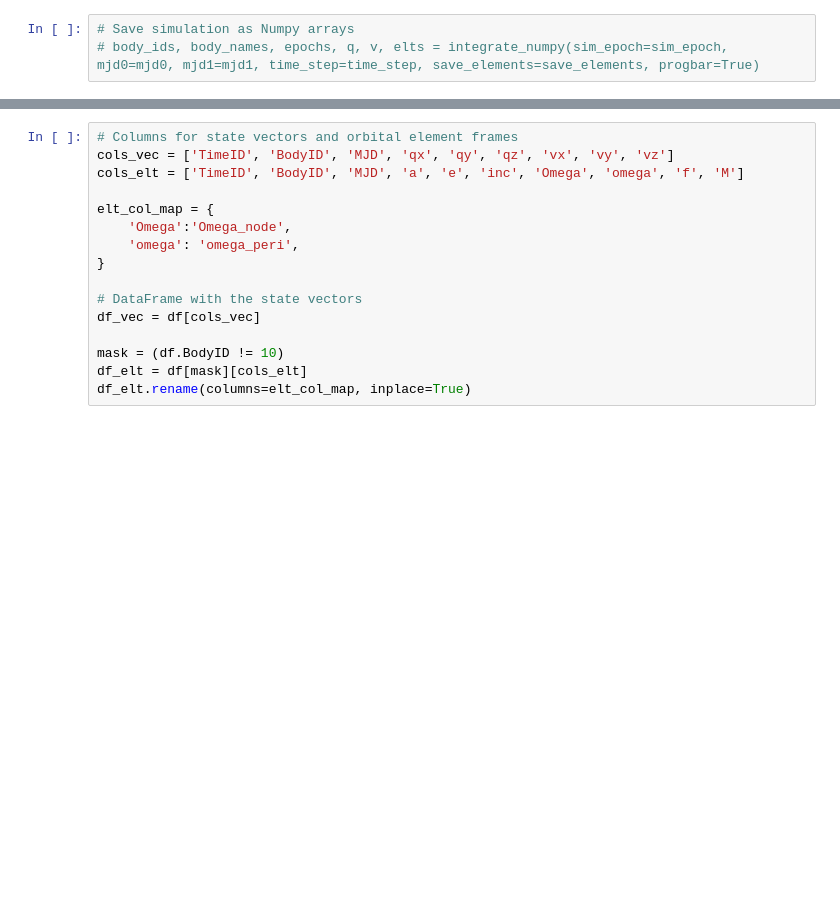
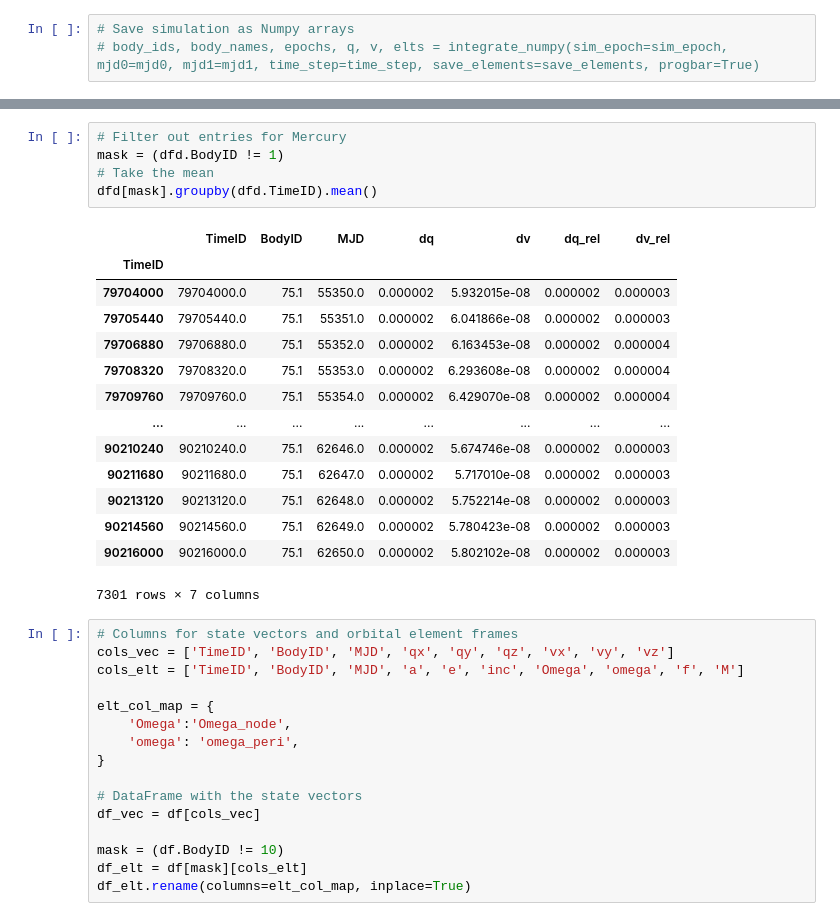
Before and after one commit to memanuel/kepler-sieve, a Jupyter notebook: jupyter/planets_integrate.ipynb, the cells around one changed output, grey strips where cells are left out. Drawn from its saved outputs; the diff is of its cells as text; blank space fills up the shorter version.

```diff
--- a/jupyter/planets_integrate.ipynb
+++ b/jupyter/planets_integrate.ipynb
@@ -129,3 +179,23 @@ Dask Name: Integration, 3 tasks
+# %%
+# Filter out entries for Mercury
+mask = (dfd.BodyID != 1)
+# Take the mean
+dfd[mask].groupby(dfd.TimeID).mean()
+# %% [output]
+|  | TimeID | BodyID | MJD | dq | dv | dq_rel | dv_rel |
+| TimeID |  |  |  |  |  |  |  |
+| 79704000 | 79704000.0 | 75.1 | 55350.0 | 0.000002 | 5.932015e-08 | 0.000002 | 0.000003 |
+| 79705440 | 79705440.0 | 75.1 | 55351.0 | 0.000002 | 6.041866e-08 | 0.000002 | 0.000003 |
+| 79706880 | 79706880.0 | 75.1 | 55352.0 | 0.000002 | 6.163453e-08 | 0.000002 | 0.000004 |
+| 79708320 | 79708320.0 | 75.1 | 55353.0 | 0.000002 | 6.293608e-08 | 0.000002 | 0.000004 |
+| 79709760 | 79709760.0 | 75.1 | 55354.0 | 0.000002 | 6.429070e-08 | 0.000002 | 0.000004 |
+| ... | ... | ... | ... | ... | ... | ... | ... |
+| 90210240 | 90210240.0 | 75.1 | 62646.0 | 0.000002 | 5.674746e-08 | 0.000002 | 0.000003 |
+| 90211680 | 90211680.0 | 75.1 | 62647.0 | 0.000002 | 5.717010e-08 | 0.000002 | 0.000003 |
+| 90213120 | 90213120.0 | 75.1 | 62648.0 | 0.000002 | 5.752214e-08 | 0.000002 | 0.000003 |
+| 90214560 | 90214560.0 | 75.1 | 62649.0 | 0.000002 | 5.780423e-08 | 0.000002 | 0.000003 |
+| 90216000 | 90216000.0 | 75.1 | 62650.0 | 0.000002 | 5.802102e-08 | 0.000002 | 0.000003 |
+7301 rows × 7 columns
 # %%
 # Columns for state vectors and orbital element frames
 cols_vec = ['TimeID', 'BodyID', 'MJD', 'qx', 'qy', 'qz', 'vx', 'vy', 'vz']
```
Also changed, not shown: parts of 15 cells of this notebook, 3 other files.
